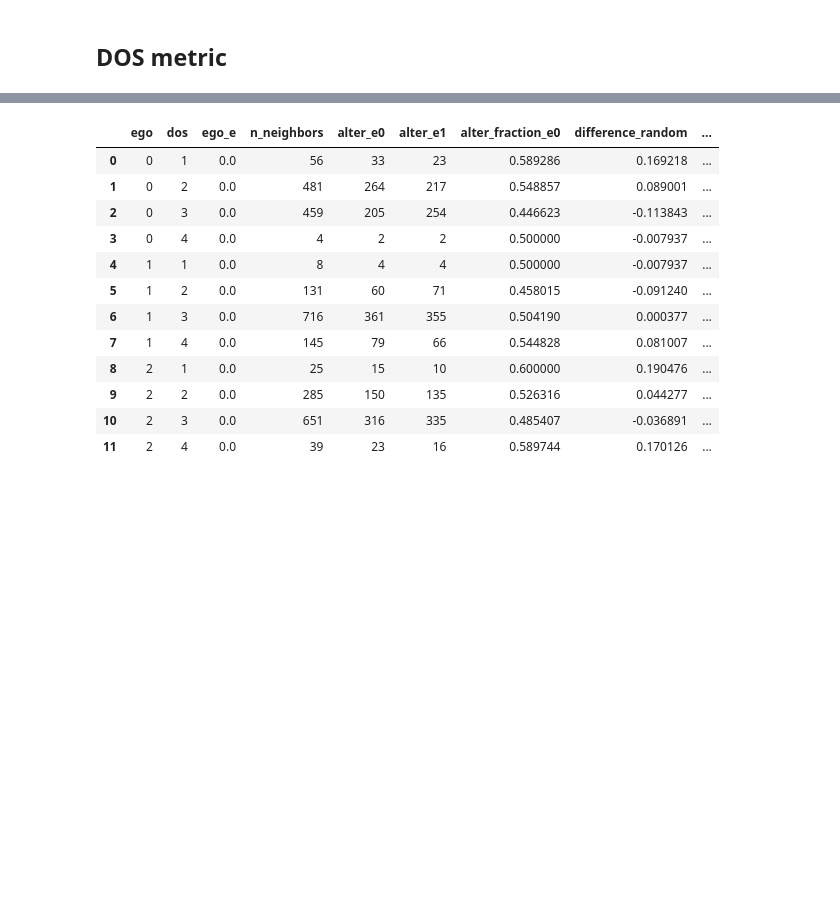
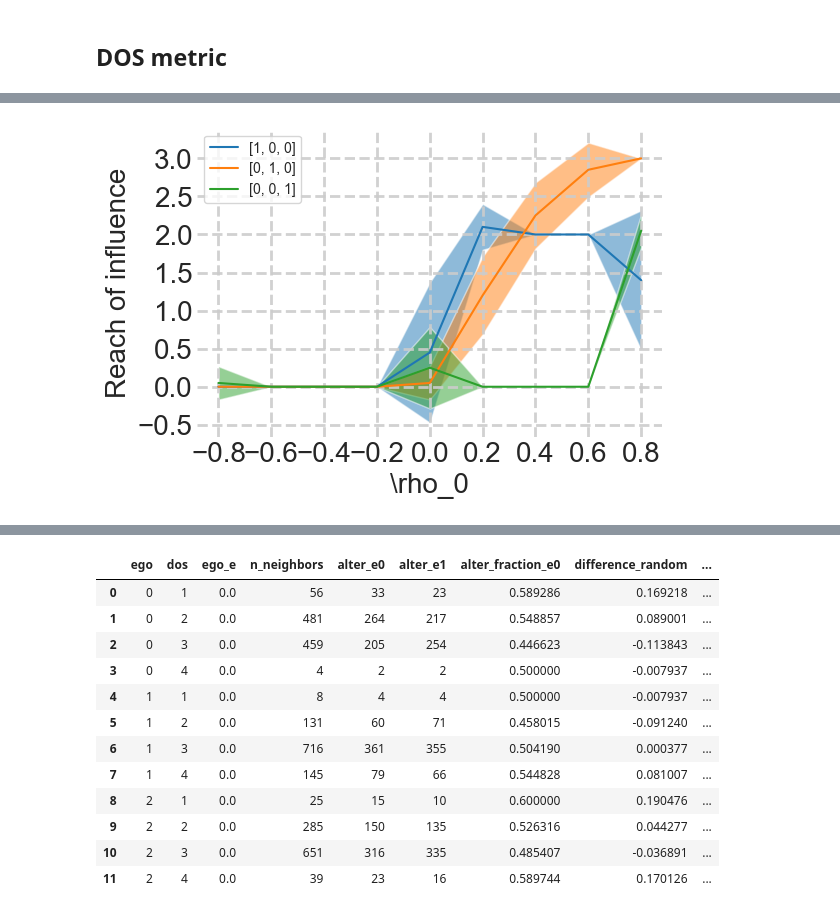
Before and after one commit to popoiopo/Loneliness_Clustering, a Jupyter notebook: test.ipynb, the cells around one changed output, grey strips where cells are left out. Saved outputs shown, nothing was run; the diff lists cells and outputs as text; code cells hidden in the pictures; blank space fills up the shorter version.

```diff
--- a/test.ipynb
+++ b/test.ipynb
@@ -134,7 +159,9 @@ plt.show()
 ## Degree distribution over degree of separation
 # %%
 model_path = f"p{'-'.join(str(np.round(p,2)) for p in [0,1,0])}_b{conf['beta']}_sd{conf['sim_dur']}"
-t0_assort_dir_path = os.path.join(conf["base_path"], conf["tt_path"], conf_path, str(.6), model_path)
+t0_assort_dir_path = os.path.join(
+    conf["base_path"], conf["tt_path"], conf_path, str(-0.6), model_path
+)
 files = os.listdir(t0_assort_dir_path)
 G = nx.read_gml(os.path.join(t0_assort_dir_path, files[0]))
 # %%
@@ -160,30 +203,107 @@ def get_threshold_dos(tdata):
     return tmp[tmp["dos_metric"] < 0]["dos"].min() - 1
 # %%
 from collections import Counter
+
+
 def dos_df(dos_n, energies, states=[0, 1]):
+    """Calculates per node their propensity to align with others at a certain
+    degree of separation.
+
+    Args:
+        dos_n (pd.DataFram): Keeps a record of all the nodes neighbors at
+        all distances.
+        energies (dict): A dictionary with all nodes as keys, and their group (0, or 1) as values.
+        states (list, optional): States in which the nodes can be. Defaults to [0, 1].
+
+    Returns:
+        pd.DataFrame: Dataframe with all nodes and their respective propensities at different
+        distances.
+    """
     df = {"ego": [], "dos": [], "ego_e": [], "n_neighbors": []}
     for node in dos_n:
         for degree in dos_n[node]:
             df["ego"].append(node)
             df["dos"].append(degree)
+            # all nodes under threshold energy == 0, otherwise 1.
+            # Threshold defaults to .4
             df["ego_e"].append(energies[node])
             energies_neighbors = [energies[n] for n in dos_n[node][degree]]
             df["n_neighbors"].append(len(energies_neighbors))
             for k in states:
+                # Count how many neighbors conform to own state, and those who don't.
                 count = Counter(energies_neighbors)
                 df.setdefault(f"alter_e{k}", [])
                 df[f"alter_e{k}"].append(count.get(k, 0))
+    # Calculate how many people have minimal energy
     counts = Counter(energies.values())
-    min_energy = min(list(counts.keys()))
-    expected_fraction_lonely = counts[min_energy] / len(energies)
+    n_min_energy = min(list(counts.keys()))
+    # Calculate population ratio of minimal energy individuals
+    expected_fraction_lonely = counts[n_min_energy] / len(energies)
+    # Setup resulting dataframe with the dos_metric
     df = pd.DataFrame(df)
-    df["alter_fraction_e0"] = df["alter_e0"]/df["n_neighbors"]
-    df["difference_random"] = (
-        df["alter_fraction_e0"] / expected_fraction_lonely) - 1
+    df["alter_fraction_e0"] = df["alter_e0"] / df["n_neighbors"]
+    df["difference_random"] = (df["alter_fraction_e0"] / expected_fraction_lonely) - 1
     df["dos_metric"] = df["difference_random"].div(
-        df.groupby(["ego"])["difference_random"].transform("first"))
-    return df
+        df.groupby(["ego"])["difference_random"].transform("first").abs()
+    )
 
-df = dos_df(dos_neighbors(G, depth=4), check_lonely(G))
-df
+    df.replace([np.inf, -np.inf], np.nan, inplace=True)
+    grouped = (
+        df[(df["ego_e"] < 0.5) & (df["dos"] < 5)]
+        .groupby("dos")
+        .mean(numeric_only=True)
+        .reset_index()
+    )
+    try:
+        dos_metric = (
+            grouped["difference_random"]
+            .div(float(grouped[grouped["dos"] == 1]["difference_random"].abs()))
+            .to_list()
+        )
+    except TypeError:
+        dos_metric = [np.nan, np.nan, np.nan, np.nan]
+    return df, dos_metric
+
+points = [[1,0,0],[0,1,0],[0,0,1]]
+pdata = {}
+fig, ax = plt.subplots(1,1,figsize=(6,4))
+for point in points:
+    a_data = {}
+    full_data = {}
+    for a in conf["a_s"]:
+        model_path = f"p{'-'.join(str(np.round(p,2)) for p in point)}_b{conf['beta']}_sd{conf['sim_dur']}"
+        t0_assort_dir_path = os.path.join(
+            conf["base_path"], conf["tt_path"], conf_path, str(a), model_path
+        )
+        files = os.listdir(t0_assort_dir_path)
+
+        data = []
+
+        for file in files:
+            G = nx.read_gml(os.path.join(t0_assort_dir_path, file))
+            _, df = dos_df(dos_neighbors(G, depth=4), check_lonely(G))
+            data.append(df)
+        # print(data)
+        a_data[a] = np.nanmean(np.array(data), axis=0)
+        full_data[a] = np.array(data)
+
+    doss = {a: [np.argmax(s<0) for s in full_data[a]] for a in full_data}
+    means = []
+    stds = []
+    for a in [-0.8, -0.6, -0.4, -0.2, 0, 0.2, 0.4, 0.6, 0.8]:
+        means.append(np.mean(doss[a]))
+        stds.append(np.std(doss[a]))
+    means = np.array(means)
+    stds = np.array(stds)
+
+    point = str(point)
+    pdata.setdefault(point, {})
+    pdata[point]["means"] = means
+    pdata[point]["stds"] = stds
+
+    ax.plot(conf["a_s"], means, label=point)
+    ax.fill_between(conf["a_s"], means-stds, means+stds, zorder=-10, alpha=0.5)
+plt.legend()
+gf.set_frame(ax)
+set_labels_and_titles(ax, "", r"\rho_0", "Reach of influence")
 # %% [output]
@@ -202,0 +310 @@ df
+[figure, added]
```
Also changed, not shown: parts of 24 cells of this notebook, 26 other files.
